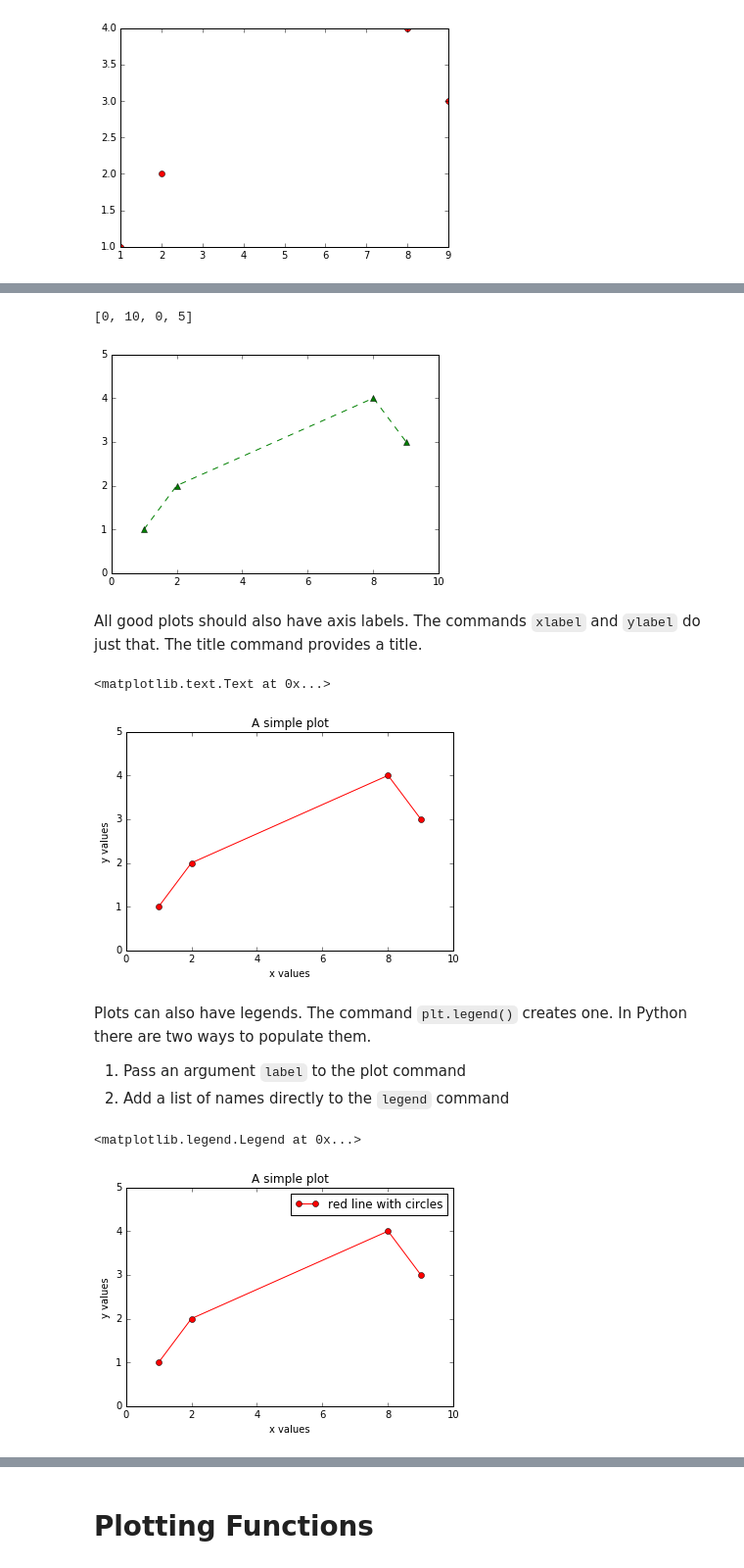
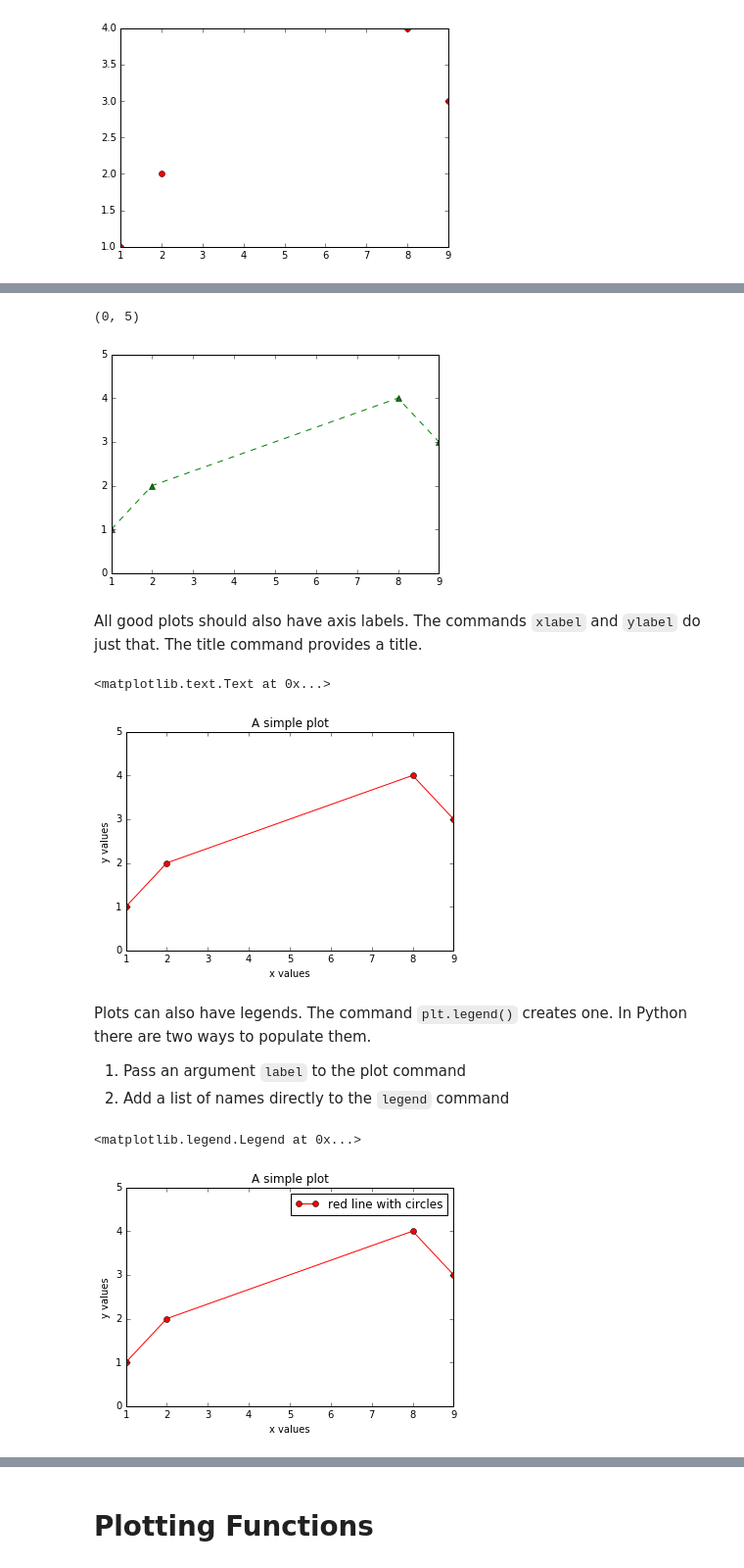
Before and after one commit to lukasbystricky/ISC-3313, a Jupyter notebook: lectures/chapter3/1-plots.ipynb, the cells around one changed output, grey strips where cells are left out. Shown at 98% size. Cells and saved outputs as stored; diff of their text form; code cells hidden in the pictures.

```diff
--- a/lectures/chapter3/1-plots.ipynb
+++ b/lectures/chapter3/1-plots.ipynb
@@ -65,20 +82,20 @@ These plots are all well and good, but you may want to make them look better or
 # %%
 plt.plot([1,2,8,9], [1,2,4,3], "g^--")
-plt.axis([0, 10, 0, 5])
+plt.ylim([0,5])
 # %% [output]
-[0, 10, 0, 5]
+(0, 5)
-[figure, old version]
+[figure, new version]
 # %% [markdown]
 All good plots should also have axis labels. The commands `xlabel` and `ylabel` do just that. The title command provides a title.
 # %%
 plt.plot([1,2,8,9], [1,2,4,3], "-ro")
-plt.axis([0, 10, 0, 5])
+plt.ylim([0,5])
 plt.xlabel("x values")
 plt.ylabel("y values")
 plt.title("A simple plot")
 # %% [output]
 <matplotlib.text.Text at 0x...>
-[figure, old version]
+[figure, new version]
 # %% [markdown]
 Plots can also have legends. The command `plt.legend()` creates one. In Python there are two ways to populate them.
 
@@ -86,13 +103,13 @@ Plots can also have legends. The command `plt.legend()` creates one. In Python t
 2. Add a list of names directly to the `legend` command
 # %%
 plt.plot([1,2,8,9], [1,2,4,3], "-ro", label="red line with circles")
-plt.axis([0, 10, 0, 5])
+plt.ylim([0,5])
 plt.xlabel("x values")
 plt.ylabel("y values")
 plt.title("A simple plot")
 plt.legend()
 # %% [output]
 <matplotlib.legend.Legend at 0x...>
-[figure, old version]
+[figure, new version]
 # %%
 plt.plot([1,2,8,9], [1,2,4,3], "-g^")
```
Also changed, not shown: parts of 29 cells of this notebook.
